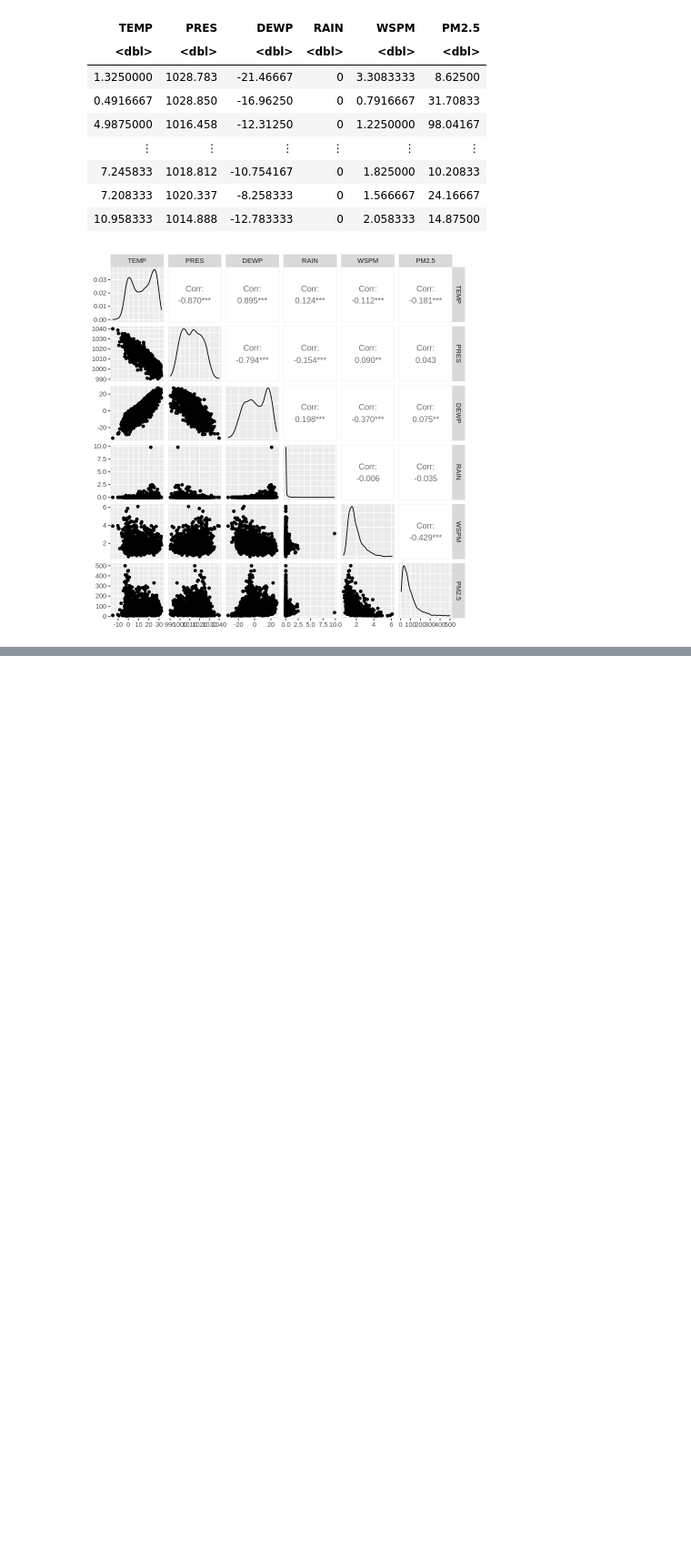
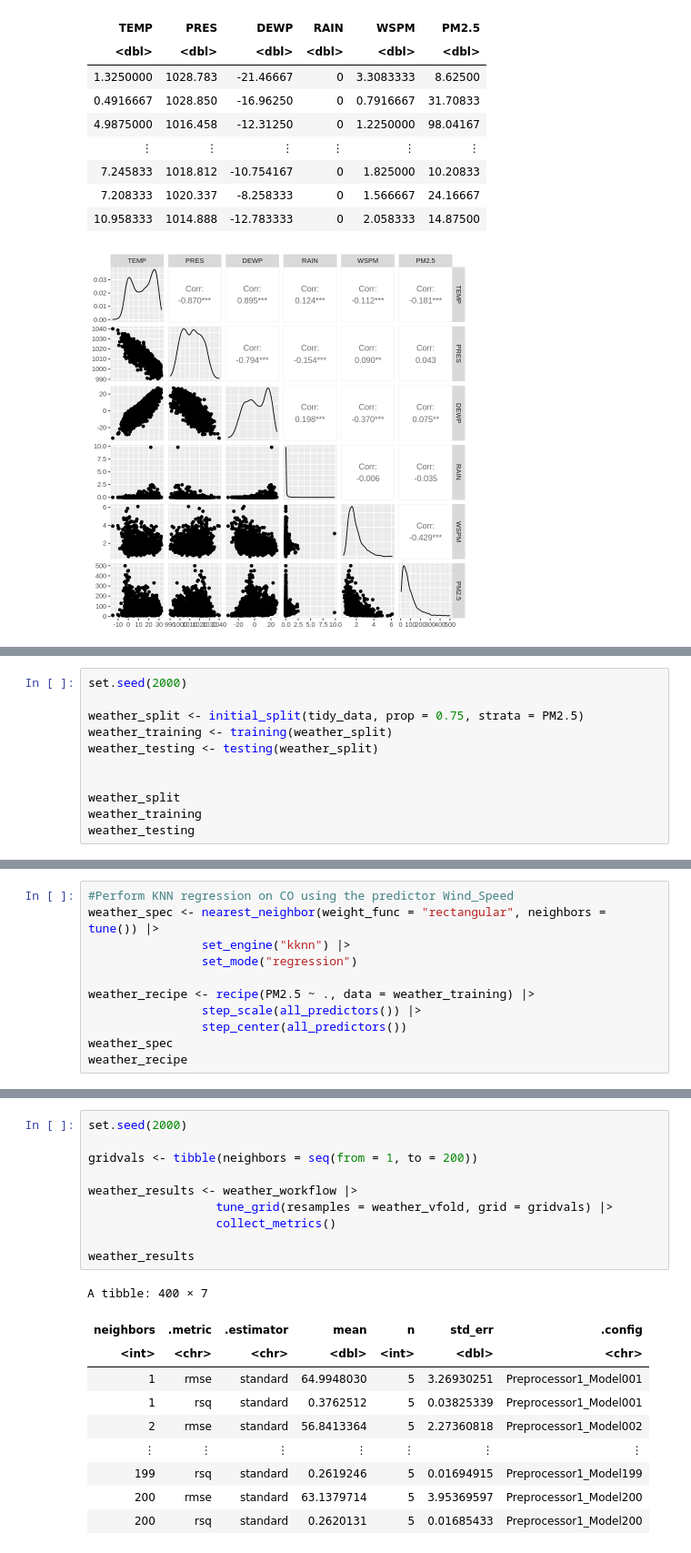
Before and after one commit to Noname397/dsci100groupproject96, a Jupyter notebook: Final Project.ipynb, the cells around one changed output, grey strips where cells are left out. Shown: that part at 91% size. Drawn from its saved outputs; the diff is of its cells as text; blank space fills up the shorter version.

```diff
--- a/Final Project.ipynb
+++ b/Final Project.ipynb
@@ -42,0 +45,11 @@ A tibble: 1252 × 6
+# %%
+set.seed(2000)
+
+weather_split <- initial_split(tidy_data, prop = 0.75, strata = PM2.5)
+weather_training <- training(weather_split)
+weather_testing <- testing(weather_split)
+
+
+weather_split
+weather_training
+weather_testing
@@ -42,0 +79,11 @@ A tibble: 1252 × 6
+# %%
+#Perform KNN regression on CO using the predictor Wind_Speed
+weather_spec <- nearest_neighbor(weight_func = "rectangular", neighbors = tune()) |>
+                set_engine("kknn") |>
+                set_mode("regression")
+
+weather_recipe <- recipe(PM2.5 ~ ., data = weather_training) |>
+                step_scale(all_predictors()) |>
+                step_center(all_predictors())
+weather_spec
+weather_recipe
@@ -42,0 +138,21 @@ A tibble: 1252 × 6
+# %%
+set.seed(2000)
+
+gridvals <- tibble(neighbors = seq(from = 1, to = 200))
+
+weather_results <- weather_workflow |>
+                  tune_grid(resamples = weather_vfold, grid = gridvals) |>
+                  collect_metrics()
+
+weather_results
+# %% [output]
+A tibble: 400 × 7
+| neighbors | .metric | .estimator | mean | n | std_err | .config |
+| <int> | <chr> | <chr> | <dbl> | <int> | <dbl> | <chr> |
+| 1 | rmse | standard | 64.9948030 | 5 | 3.26930251 | Preprocessor1_Model001 |
+| 1 | rsq | standard | 0.3762512 | 5 | 0.03825339 | Preprocessor1_Model001 |
+| 2 | rmse | standard | 56.8413364 | 5 | 2.27360818 | Preprocessor1_Model002 |
+| ⋮ | ⋮ | ⋮ | ⋮ | ⋮ | ⋮ | ⋮ |
+| 199 | rsq | standard | 0.2619246 | 5 | 0.01694915 | Preprocessor1_Model199 |
+| 200 | rmse | standard | 63.1379714 | 5 | 3.95369597 | Preprocessor1_Model200 |
+| 200 | rsq | standard | 0.2620131 | 5 | 0.01685433 | Preprocessor1_Model200 |
```
Also changed, not shown: parts of 7 cells of this notebook.
